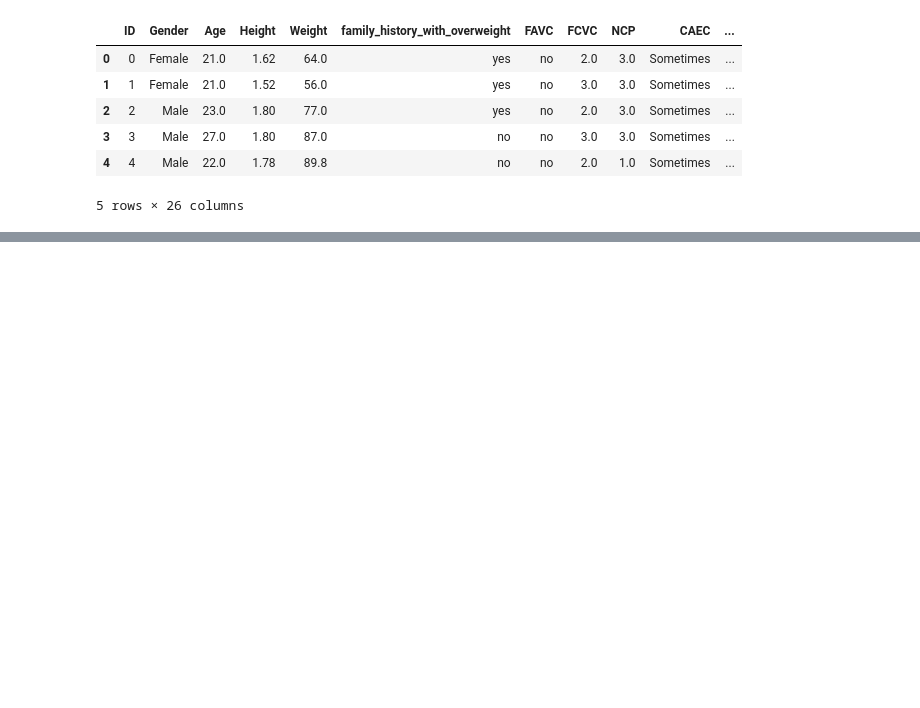
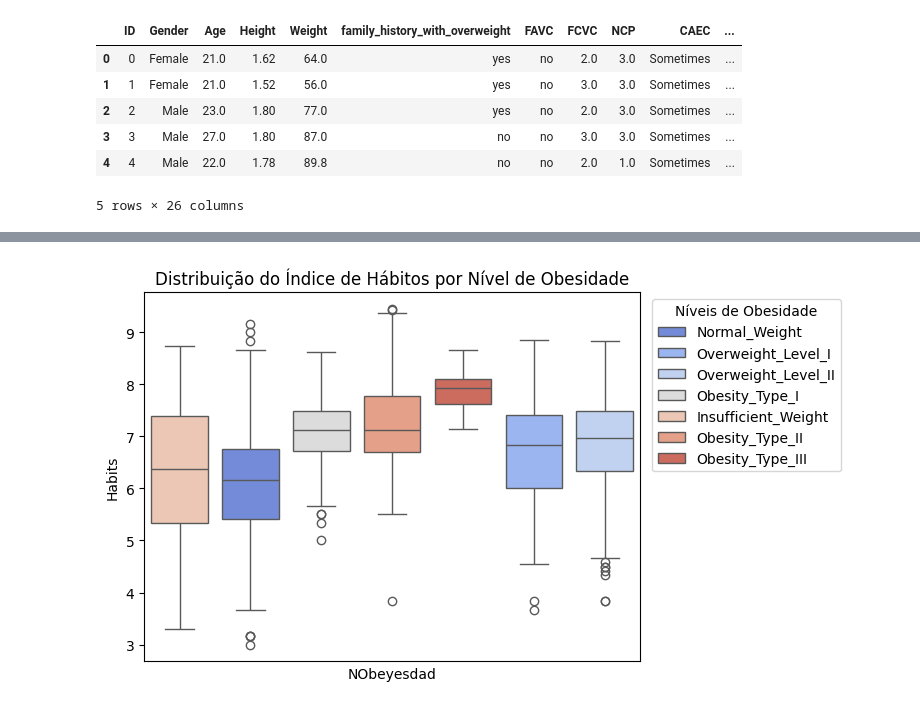
Before and after one commit to joansilva24/projeto_datasicence_coderhouse, a Jupyter notebook: notebook2.ipynb, the cells around one changed output, grey strips where cells are left out. Saved outputs shown, nothing was run; the diff lists cells and outputs as text; code cells hidden in the pictures; blank space fills up the shorter version.

```diff
--- a/notebook2.ipynb
+++ b/notebook2.ipynb
@@ -165,0 +179,9 @@ plt.show()
+# %%
+# Distribuição entre níveis de obesidade e hábitos
+sns.boxplot(x='NObeyesdad', y='Habits', hue='NObeyesdad', legend=False, data=df, order=sorted(df['NObeyesdad'].unique()), palette='coolwarm')
+plt.title('Distribuição do Índice de Hábitos por Nível de Obesidade')
+plt.xticks([])
+plt.legend(title='Níveis de Obesidade', labels=df['NObeyesdad'].unique(), bbox_to_anchor=(1.01, 1), loc='upper left')
+plt.show()
+# %% [output]
+[figure, added]
```
Also changed, not shown: parts of 20 cells of this notebook.
